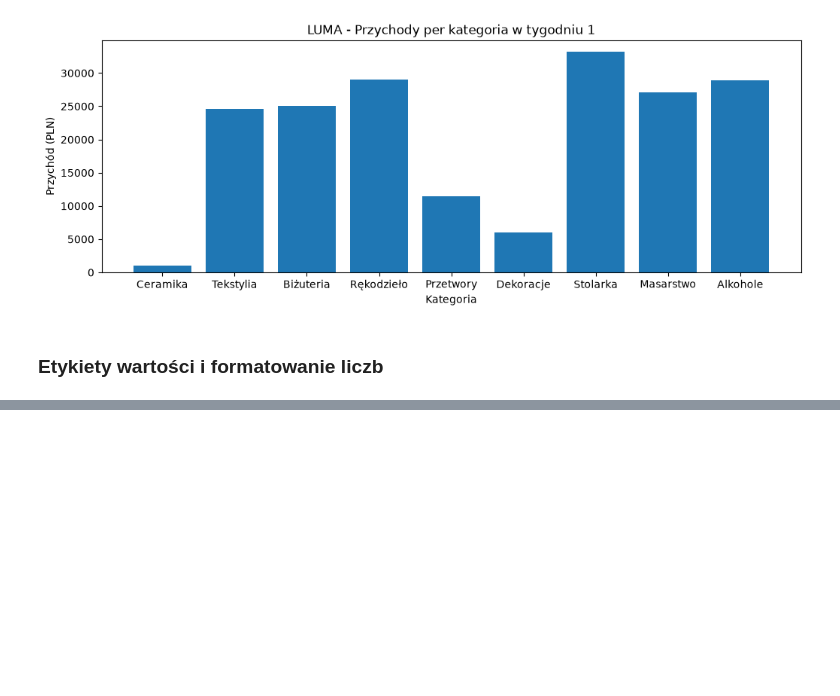
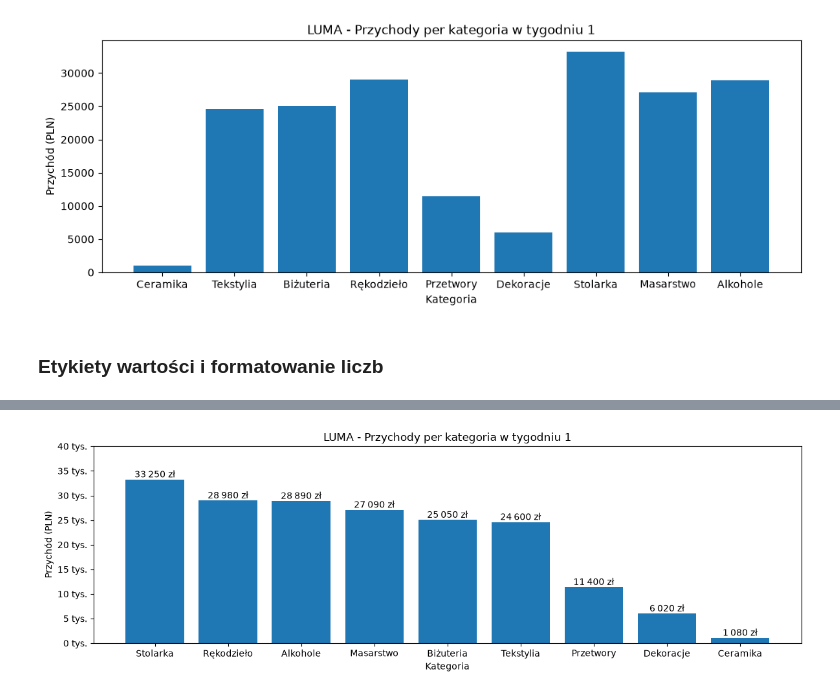
Before and after one commit to mshablovskyy/DataVisualisation, a Jupyter notebook: 01-bar.ipynb, the cells around one changed output, grey strips where cells are left out. Cells and saved outputs as stored; diff of their text form; code cells hidden in the pictures; blank space fills up the shorter version.

```diff
--- a/01-bar.ipynb
+++ b/01-bar.ipynb
@@ -152,0 +224,17 @@ plt.show()
+# %%
+t1_sorted = t1.sort_values("revenue_pln", ascending=False)
+categories_sorted = t1_sorted["category"]
+heights_sorted = t1_sorted["revenue_pln"]
+# %%
+plt.figure(figsize=(12, 4))
+bars = plt.bar(categories_sorted, heights_sorted)
+pad_axis()
+label_bars_pln(bars)
+format_y_ticks_tys()
+plt.title("LUMA - Przychody per kategoria w tygodniu 1")
+plt.xlabel("Kategoria")
+plt.ylabel("Przychód (PLN)")
+plt.tight_layout()
+plt.show()
+# %% [output]
+[figure, added]
```
Also changed, not shown: parts of 13 cells of this notebook.
